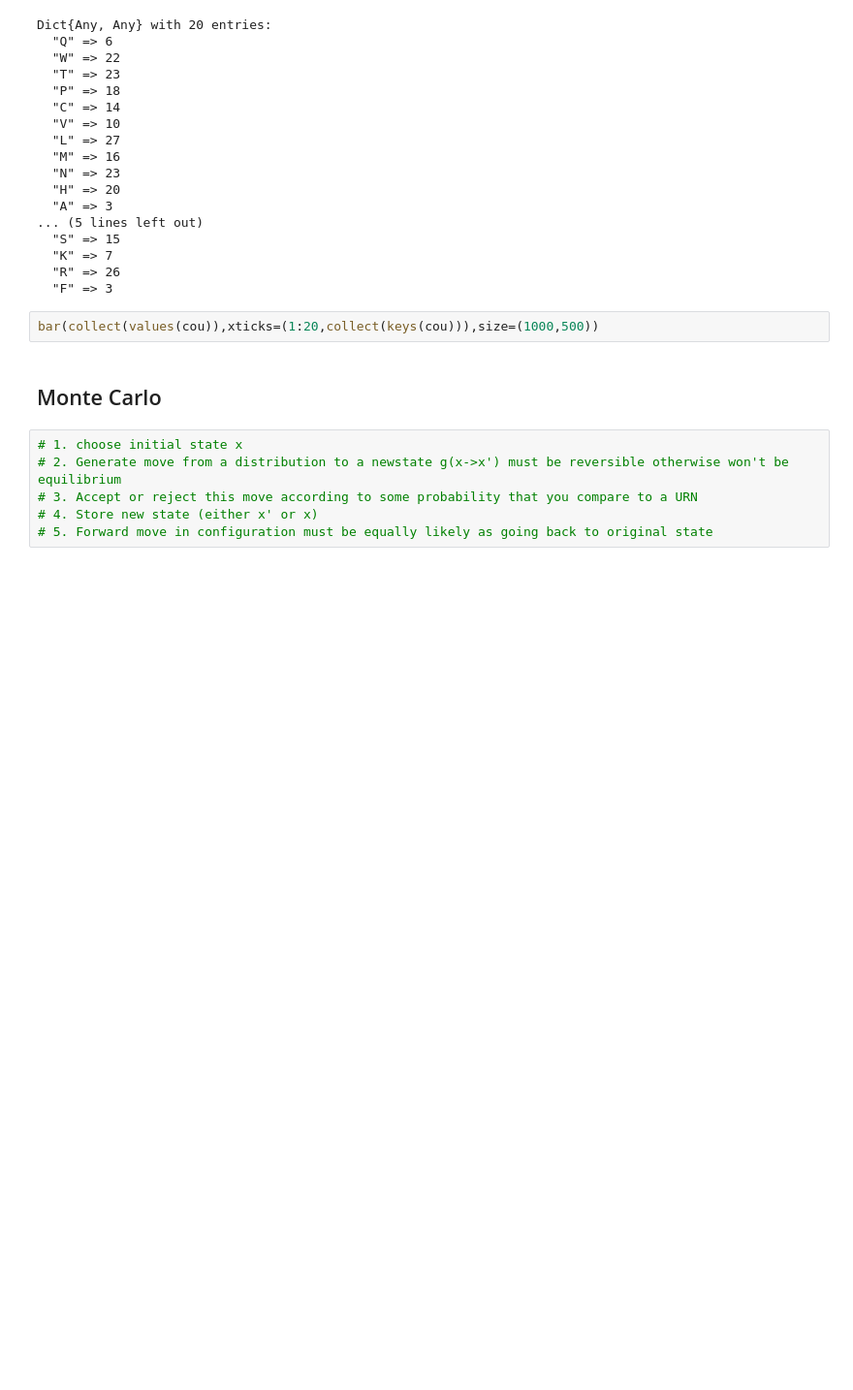
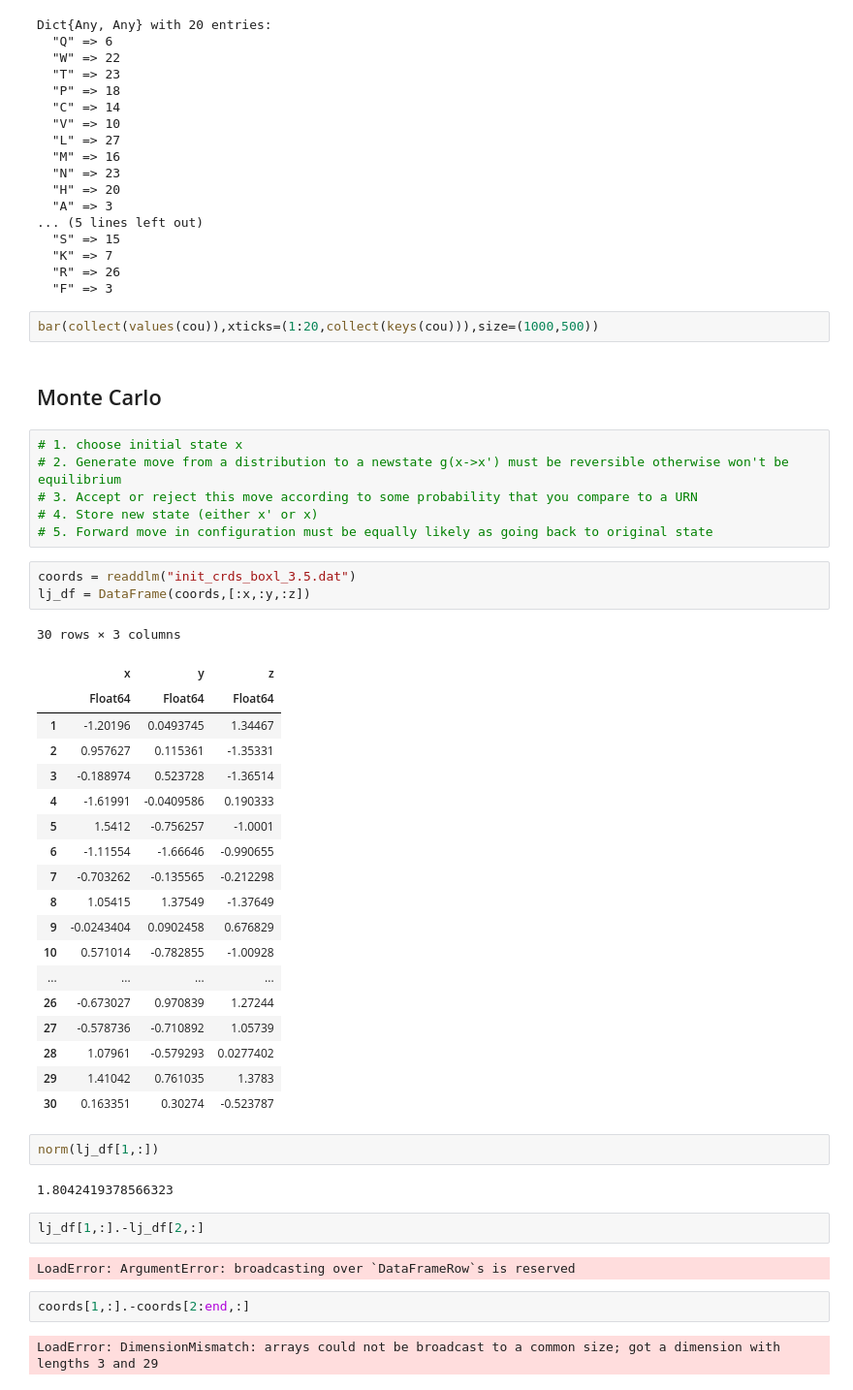
Before and after one commit to jonathanfischer97/Modeling-the-Living-Cell, a Jupyter notebook: HW2/HW2_julia.ipynb, the cells around one changed output. Shown at 97% size. Drawn from its saved outputs; the diff is of its cells as text; blank space fills up the shorter version.

```diff
--- a/HW2/HW2_julia.ipynb
+++ b/HW2/HW2_julia.ipynb
@@ -165,3 +156,38 @@ bar(collect(values(cou)),xticks=(1:20,collect(keys(cou))),size=(1000,500))
 # 3. Accept or reject this move according to some probability that you compare to a URN
 # 4. Store new state (either x' or x)
 # 5. Forward move in configuration must be equally likely as going back to original state
+# %%
+coords = readdlm("init_crds_boxl_3.5.dat")
+lj_df = DataFrame(coords,[:x,:y,:z])
+# %% [output]
+30 rows × 3 columns
+|  | x | y | z |
+|  | Float64 | Float64 | Float64 |
+| 1 | -1.20196 | 0.0493745 | 1.34467 |
+| 2 | 0.957627 | 0.115361 | -1.35331 |
+| 3 | -0.188974 | 0.523728 | -1.36514 |
+| 4 | -1.61991 | -0.0409586 | 0.190333 |
+| 5 | 1.5412 | -0.756257 | -1.0001 |
+| 6 | -1.11554 | -1.66646 | -0.990655 |
+| 7 | -0.703262 | -0.135565 | -0.212298 |
+| 8 | 1.05415 | 1.37549 | -1.37649 |
+| 9 | -0.0243404 | 0.0902458 | 0.676829 |
+| 10 | 0.571014 | -0.782855 | -1.00928 |
+| ... | ... | ... | ... |
+| 26 | -0.673027 | 0.970839 | 1.27244 |
+| 27 | -0.578736 | -0.710892 | 1.05739 |
+| 28 | 1.07961 | -0.579293 | 0.0277402 |
+| 29 | 1.41042 | 0.761035 | 1.3783 |
+| 30 | 0.163351 | 0.30274 | -0.523787 |
+# %%
+norm(lj_df[1,:])
+# %% [output]
+1.8042419378566323
+# %%
+lj_df[1,:].-lj_df[2,:]
+# %% [output]
+LoadError: ArgumentError: broadcasting over `DataFrameRow`s is reserved
+# %%
+coords[1,:].-coords[2:end,:]
+# %% [output]
+LoadError: DimensionMismatch: arrays could not be broadcast to a common size; got a dimension with lengths 3 and 29
```
Also changed, not shown: parts of 14 cells of this notebook.
